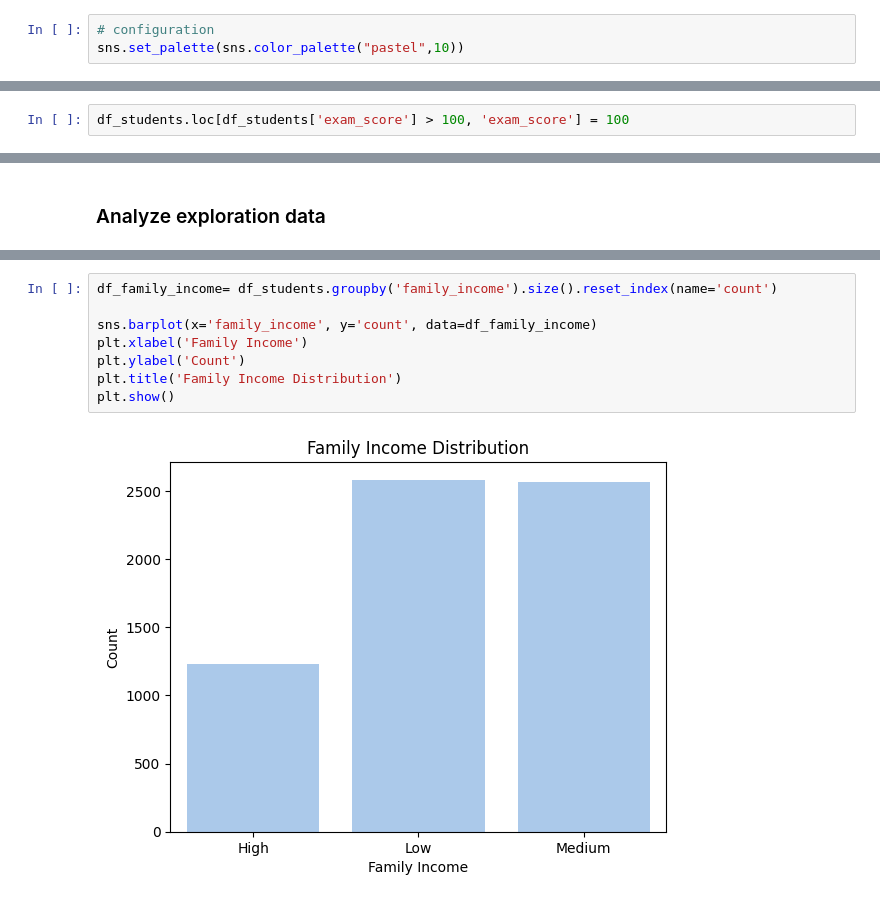
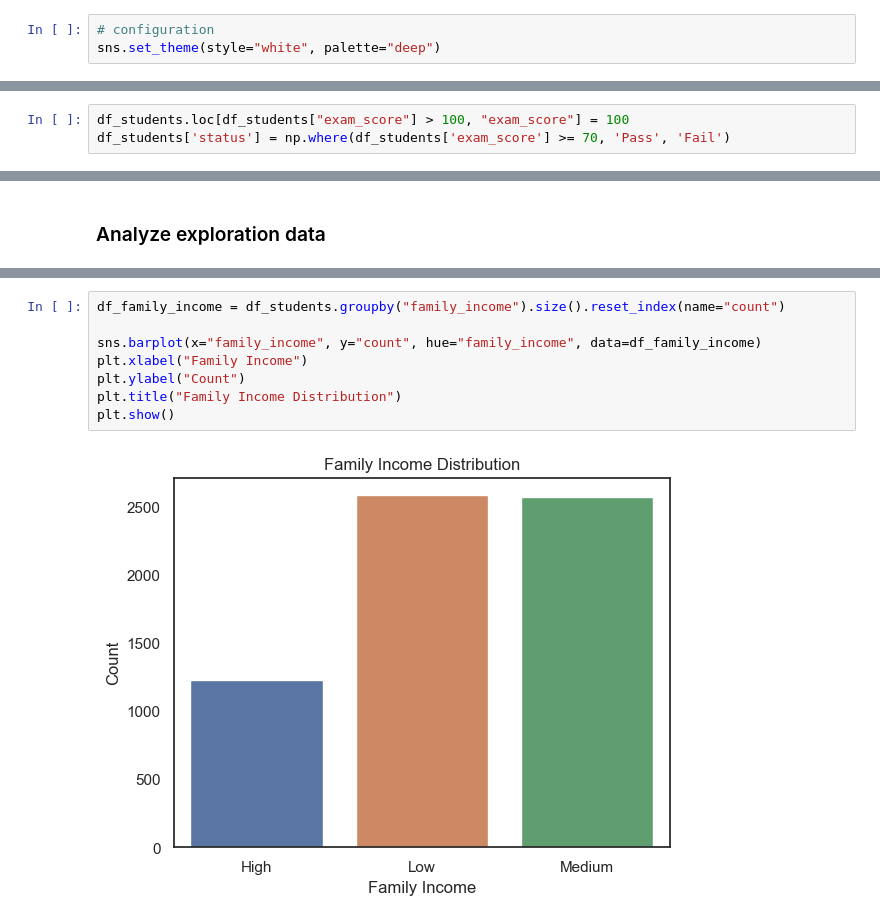
Before and after one commit to thelightfeaver/machine-leaning-practices, a Jupyter notebook: proyect/student.ipynb, the cells around one changed output, grey strips where cells are left out. Drawn from its saved outputs; the diff is of its cells as text.

```diff
--- a/proyect/student.ipynb
+++ b/proyect/student.ipynb
@@ -27,7 +27,7 @@ import numpy as np
 import pandas as pd
 import seaborn as sns
 import matplotlib.pyplot as plt
-# %%
-# configuration
-sns.set_palette(sns.color_palette("pastel",10))
+# %%
+# configuration
+sns.set_theme(style="white", palette="deep")
 # %%
@@ -89,4 +89,5 @@ dtype: int64
 # %%
 df_students.drop_duplicates(inplace=True)
 # %%
-df_students.loc[df_students['exam_score'] > 100, 'exam_score'] = 100
+df_students.loc[df_students["exam_score"] > 100, "exam_score"] = 100
+df_students['status'] = np.where(df_students['exam_score'] >= 70, 'Pass', 'Fail')
@@ -145,11 +131,11 @@ plt.show()
 # %%
-df_family_income= df_students.groupby('family_income').size().reset_index(name='count')
+df_family_income = df_students.groupby("family_income").size().reset_index(name="count")
 
-sns.barplot(x='family_income', y='count', data=df_family_income)
-plt.xlabel('Family Income')
-plt.ylabel('Count')
-plt.title('Family Income Distribution')
+sns.barplot(x="family_income", y="count", hue="family_income", data=df_family_income)
+plt.xlabel("Family Income")
+plt.ylabel("Count")
+plt.title("Family Income Distribution")
 plt.show()
 # %% [output]
-[figure, old version]
+[figure, new version]
 # %%
```
Also changed, not shown: parts of 8 cells of this notebook, 4 other files.
